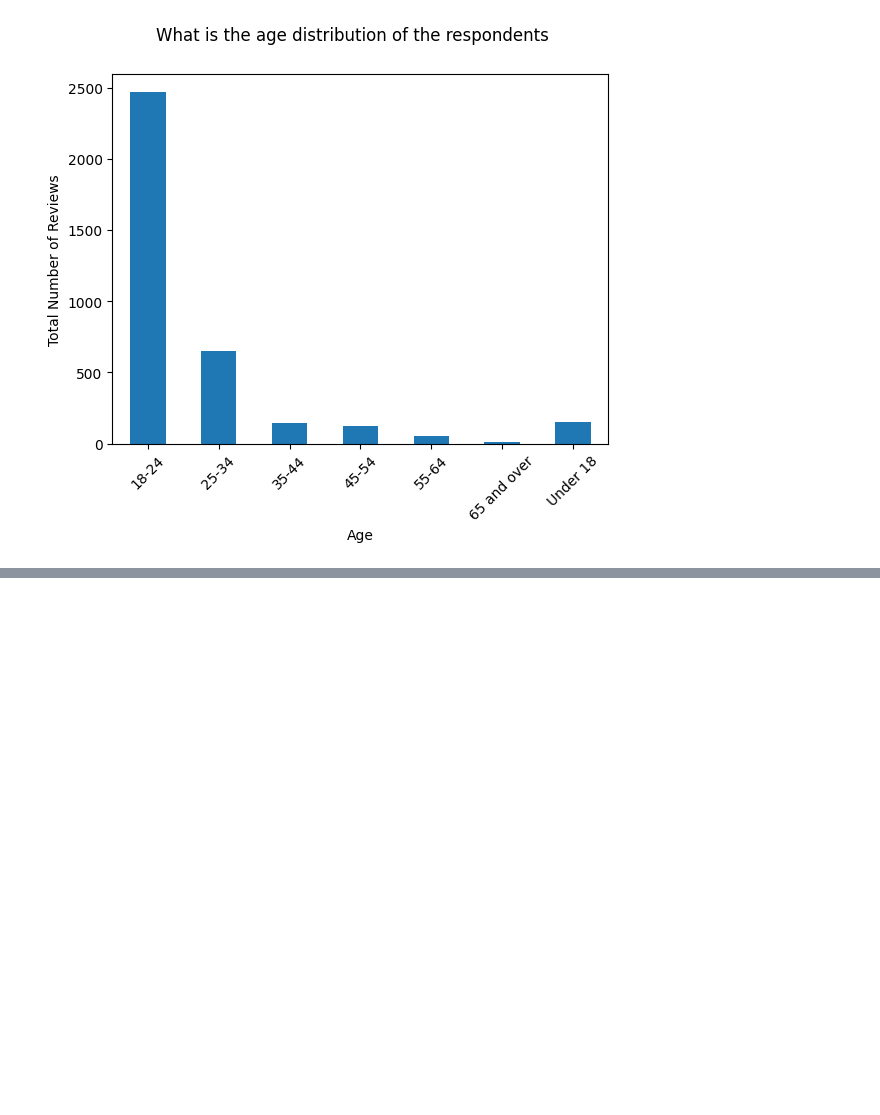
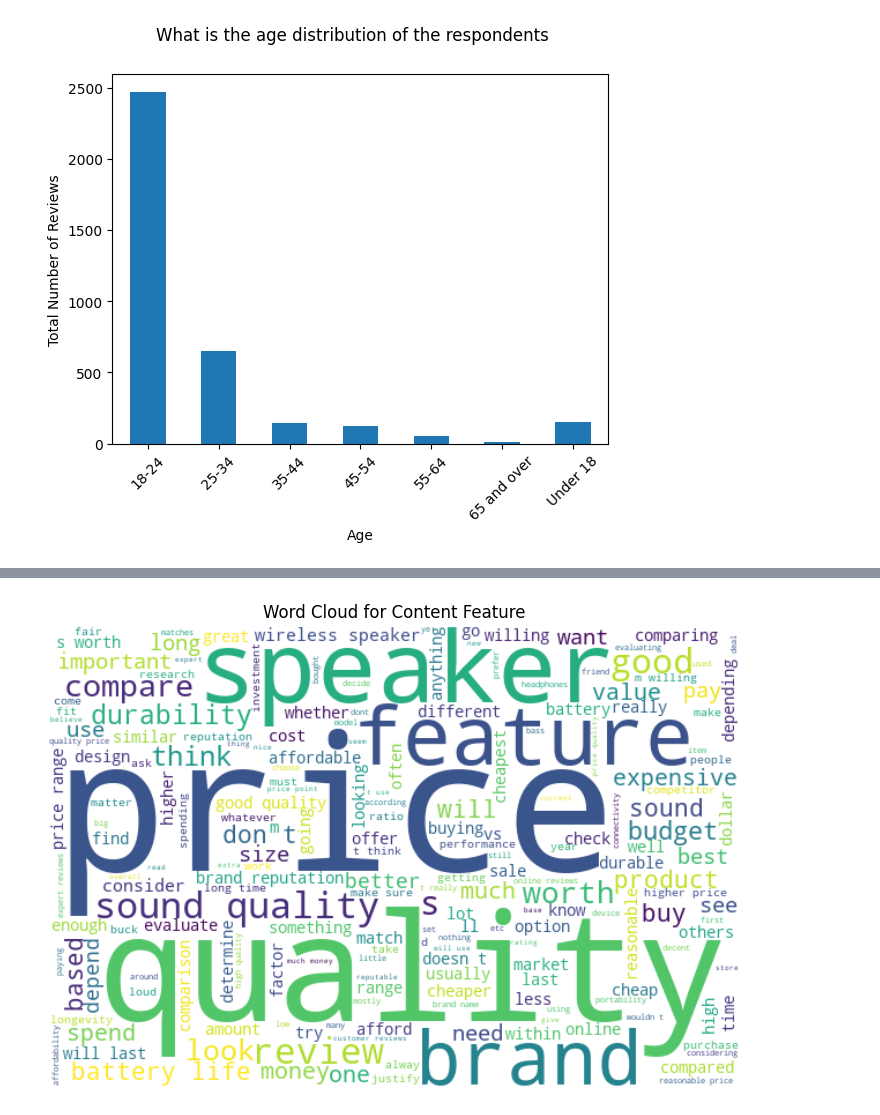
Before and after one commit to uwn-online/Customer-insight-analysis, a Jupyter notebook: notebooks/customer_insight_analysis.ipynb, the cells around one changed output, grey strips where cells are left out. Drawn from its saved outputs; the diff is of its cells as text; code cells hidden in the pictures; blank space fills up the shorter version.

Commit message:
Perform text analysis

```diff
--- a/notebooks/customer_insight_analysis.ipynb
+++ b/notebooks/customer_insight_analysis.ipynb
@@ -383,0 +410,13 @@ plt.xticks(rotation=45);
+# %%
+# clean text
+
+def clean_text (text):
+    if pd.isna(text):
+        return ""   # return empty string if null or missing values.
+
+    text = str(text).lower() # converts to string and lower case.
+    text = re.sub(r"[^a-z\s]", " ", text) # removes non letter and non space and replace with space.
+    text = re.sub(r"\s+", " ", text).strip() # remove trailing white spaces.
+    return text
+# %%
+df_users['clean_text'] = df_users['price_evaluation'].apply(clean_text)
@@ -383,0 +438,13 @@ plt.xticks(rotation=45);
+# %%
+text_cloud = ' '.join(df_users['clean_text'])
+
+wordcloud = WordCloud(width=600, height=400, background_color='white').generate(text_cloud)
+
+# Display the word cloud
+plt.figure(figsize=(10, 6))
+plt.imshow(wordcloud, interpolation='bilinear')
+plt.axis('off')
+plt.title('Word Cloud for Content Feature')
+plt.show();
+# %% [output]
+[figure, added]
```
Also changed, not shown: parts of 17 cells of this notebook.
